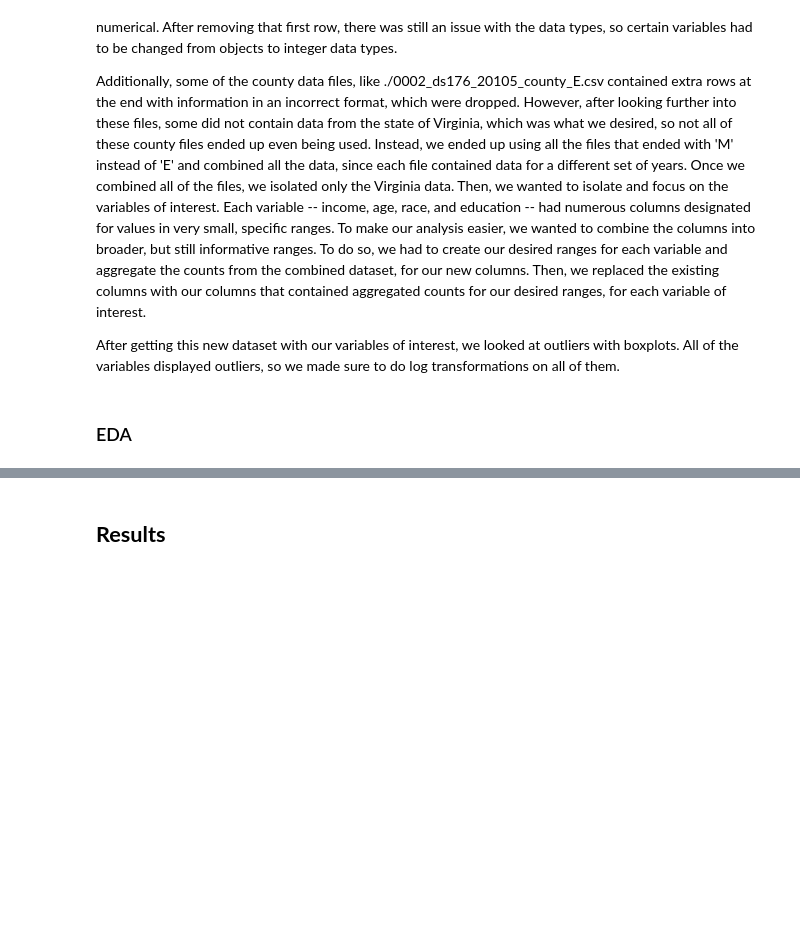
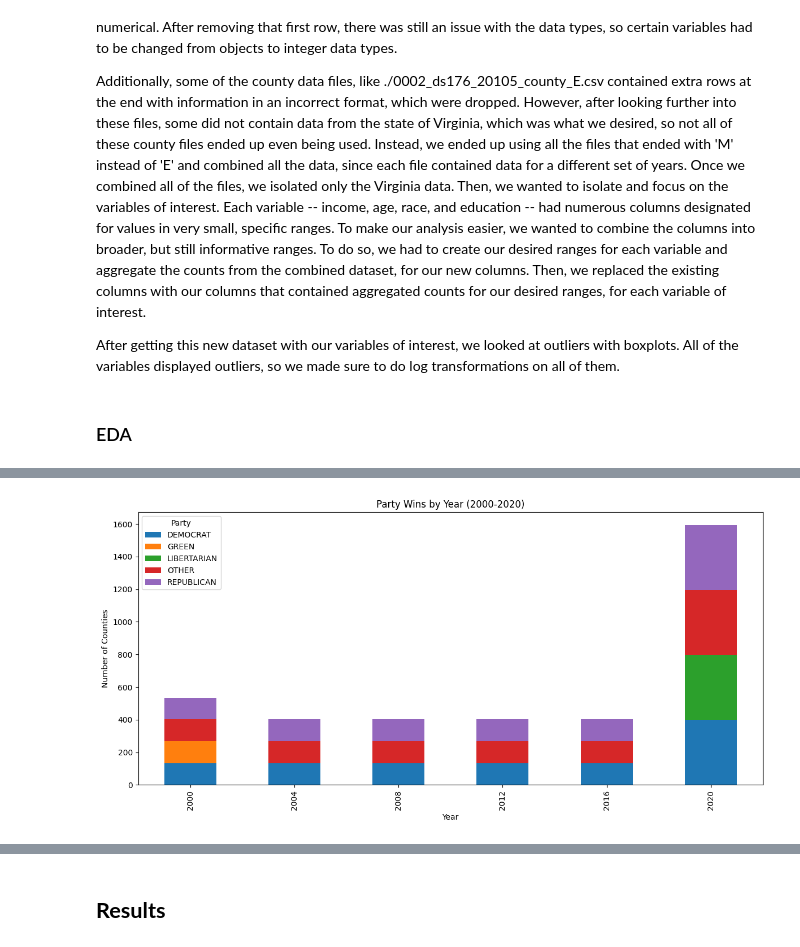
Before and after one commit to amolaka/Notable-Projects, a Jupyter notebook: Voting_Project_Paper.ipynb, the cells around one changed output, grey strips where cells are left out. Saved outputs shown, nothing was run; the diff lists cells and outputs as text; code cells hidden in the pictures; blank space fills up the shorter version.

```diff
--- a/Voting_Project_Paper.ipynb
+++ b/Voting_Project_Paper.ipynb
@@ -52,0 +89,25 @@ After getting this new dataset with our variables of interest, we looked at outl
+# %%
+# Grouping the data by 'Year' and 'Party' and counting the number of occurrences
+yearly_party_counts = vdf.groupby(['year', 'party']).size().reset_index(name='Count')
+
+# Pivot the table to have parties as columns and years as rows
+yearly_party_table = yearly_party_counts.pivot(index='year', columns='party', values='Count')
+
+# Fill NaN values with 0 (if a party didn't win any counties in a particular year)
+yearly_party_table = yearly_party_table.fillna(0)
+
+# Plotting the results
+yearly_party_table.plot(kind='bar', stacked=True, figsize=(12, 6))
+
+
+# Adding labels and title
+plt.title('Party Wins by Year (2000-2020)')
+plt.xlabel('Year')
+plt.ylabel('Number of Counties')
+plt.legend(title='Party')
+
+# Display the plot
+plt.tight_layout()
+plt.show()
+# %% [output]
+[figure, added]
```
Also changed, not shown: parts of 21 cells of this notebook.
